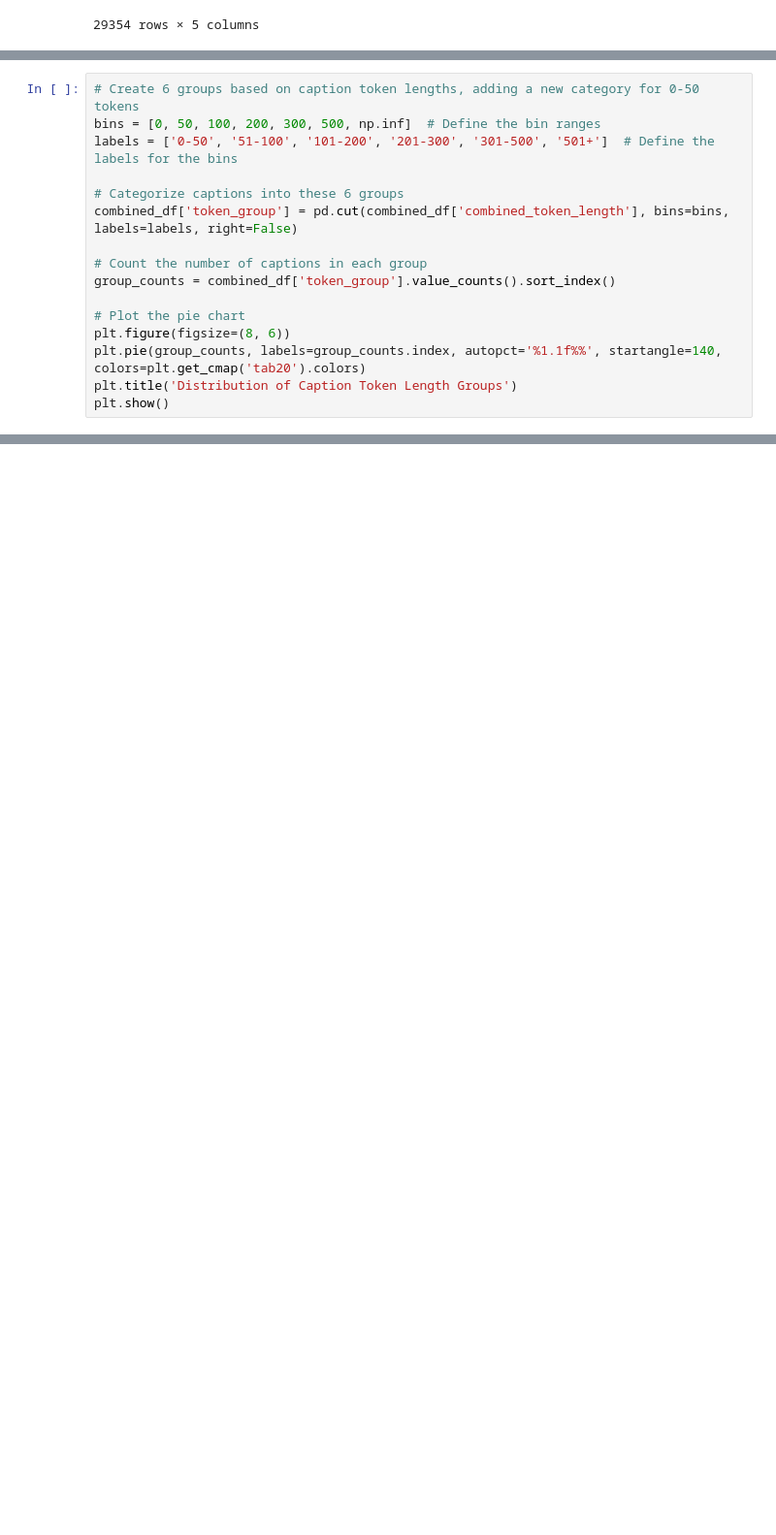
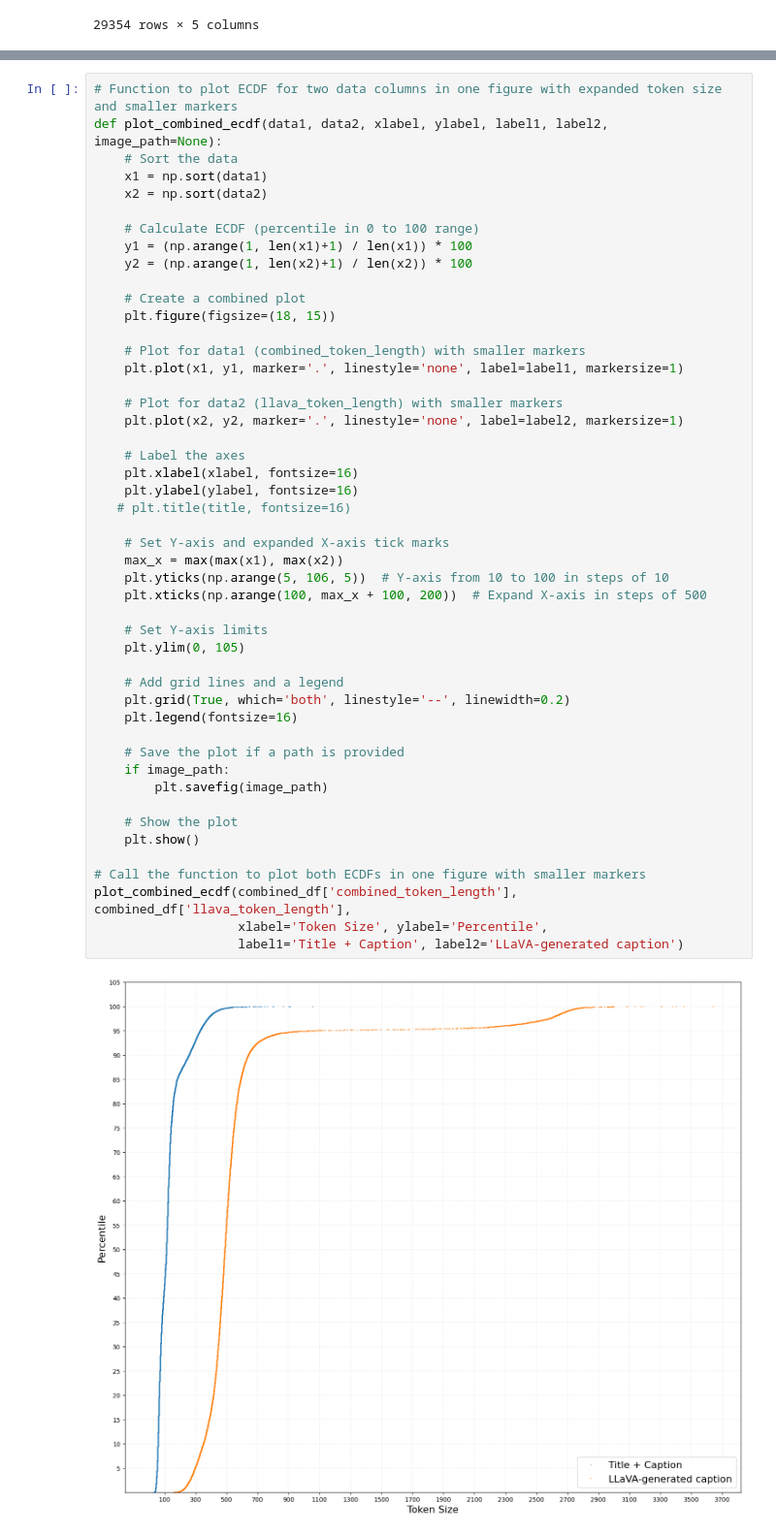
Before and after one commit to mleshashi/thesis-sharma, a Jupyter notebook: ElasticSearch/text_size.ipynb, the cells around one changed output, grey strips where cells are left out. Shown at 97% size. Cells and saved outputs as stored; diff of their text form; blank space fills up the shorter version.

```diff
--- a/ElasticSearch/text_size.ipynb
+++ b/ElasticSearch/text_size.ipynb
@@ -158,16 +134,0 @@ combined_df
-# %%
-# Create 6 groups based on caption token lengths, adding a new category for 0-50 tokens
-bins = [0, 50, 100, 200, 300, 500, np.inf]  # Define the bin ranges
-labels = ['0-50', '51-100', '101-200', '201-300', '301-500', '501+']  # Define the labels for the bins
-
-# Categorize captions into these 6 groups
-combined_df['token_group'] = pd.cut(combined_df['combined_token_length'], bins=bins, labels=labels, right=False)
-
-# Count the number of captions in each group
-group_counts = combined_df['token_group'].value_counts().sort_index()
-
-# Plot the pie chart
-plt.figure(figsize=(8, 6))
-plt.pie(group_counts, labels=group_counts.index, autopct='%1.1f%%', startangle=140, colors=plt.get_cmap('tab20').colors)
-plt.title('Distribution of Caption Token Length Groups')
-plt.show()
@@ -224,0 +135,50 @@ plt.show()
+# %%
+# Function to plot ECDF for two data columns in one figure with expanded token size and smaller markers
+def plot_combined_ecdf(data1, data2, xlabel, ylabel, label1, label2, image_path=None):
+    # Sort the data
+    x1 = np.sort(data1)
+    x2 = np.sort(data2)
+
+    # Calculate ECDF (percentile in 0 to 100 range)
+    y1 = (np.arange(1, len(x1)+1) / len(x1)) * 100
+    y2 = (np.arange(1, len(x2)+1) / len(x2)) * 100
+
+    # Create a combined plot
+    plt.figure(figsize=(18, 15))
+
+    # Plot for data1 (combined_token_length) with smaller markers
+    plt.plot(x1, y1, marker='.', linestyle='none', label=label1, markersize=1)
+
+    # Plot for data2 (llava_token_length) with smaller markers
+    plt.plot(x2, y2, marker='.', linestyle='none', label=label2, markersize=1)
+
+    # Label the axes
+    plt.xlabel(xlabel, fontsize=16)
+    plt.ylabel(ylabel, fontsize=16)
+   # plt.title(title, fontsize=16)
+
+    # Set Y-axis and expanded X-axis tick marks
+    max_x = max(max(x1), max(x2))
+    plt.yticks(np.arange(5, 106, 5))  # Y-axis from 10 to 100 in steps of 10
+    plt.xticks(np.arange(100, max_x + 100, 200))  # Expand X-axis in steps of 500
+
+    # Set Y-axis limits
+    plt.ylim(0, 105)
+
+    # Add grid lines and a legend
+    plt.grid(True, which='both', linestyle='--', linewidth=0.2)
+    plt.legend(fontsize=16)
+
+    # Save the plot if a path is provided
+    if image_path:
+        plt.savefig(image_path)
+
+    # Show the plot
+    plt.show()
+
+# Call the function to plot both ECDFs in one figure with smaller markers
+plot_combined_ecdf(combined_df['combined_token_length'], combined_df['llava_token_length'],
+                   xlabel='Token Size', ylabel='Percentile',
+                   label1='Title + Caption', label2='LLaVA-generated caption')
+# %% [output]
+[figure, added]
```
Also changed, not shown: parts of 5 cells of this notebook, 11 other files.
